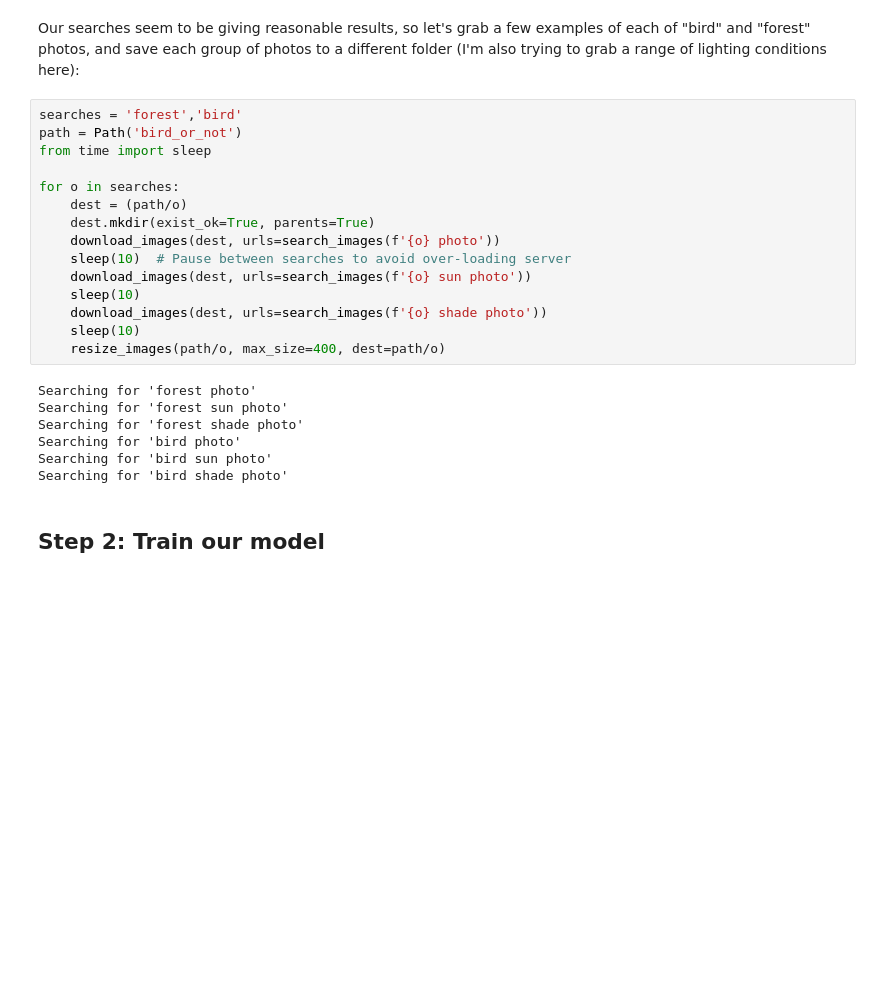
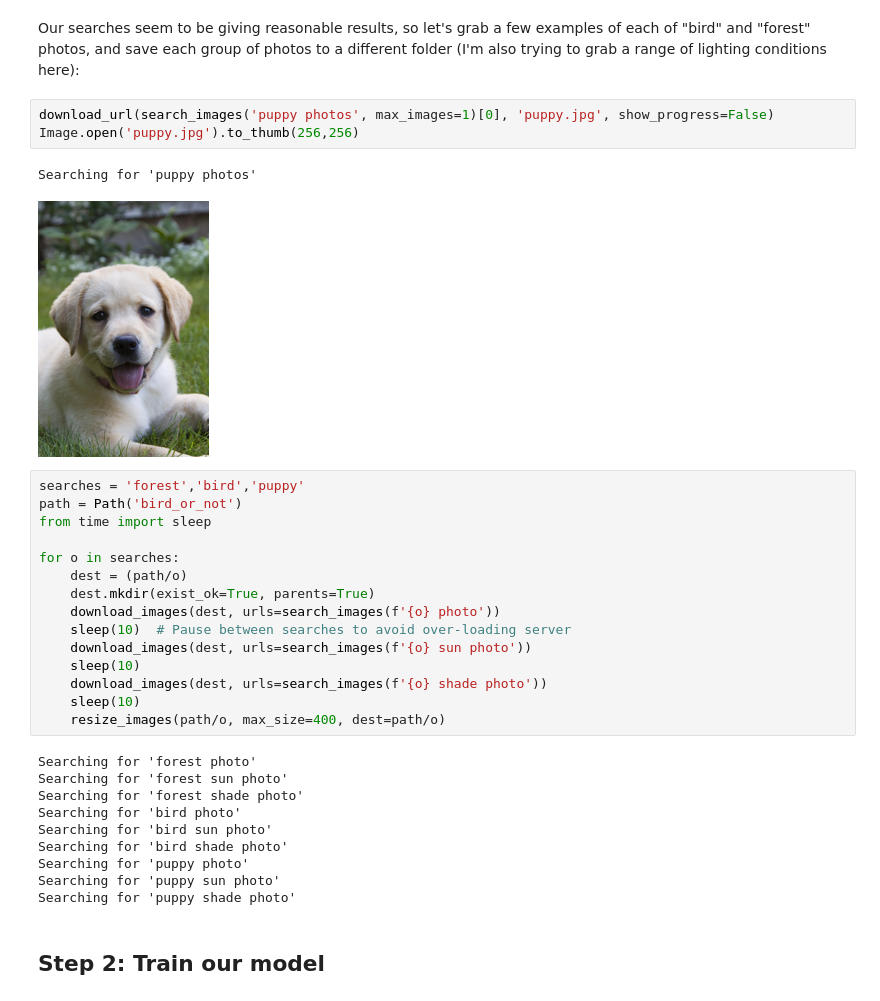
Before and after one commit to varunsudhakaran/Bird-Training-Model, a Jupyter notebook: model.ipynb, the cells around one changed output. Drawn from its saved outputs; the diff is of its cells as text; blank space fills up the shorter version.

Commit message:
Adding puppy category into model

```diff
--- a/model.ipynb
+++ b/model.ipynb
@@ -94,7 +94,13 @@ Searching for 'forest photos'
 # %% [markdown]
 Our searches seem to be giving reasonable results, so let's grab a few examples of each of "bird" and "forest" photos, and save each group of photos to a different folder (I'm also trying to grab a range of lighting conditions here):
+# %%
+download_url(search_images('puppy photos', max_images=1)[0], 'puppy.jpg', show_progress=False)
+Image.open('puppy.jpg').to_thumb(256,256)
+# %% [output]
+Searching for 'puppy photos'
+[figure, added]
 # %%
-searches = 'forest','bird'
+searches = 'forest','bird','puppy'
 path = Path('bird_or_not')
 from time import sleep
 
@@ -115,6 +121,9 @@ Searching for 'forest shade photo'
 Searching for 'bird photo'
 Searching for 'bird sun photo'
 Searching for 'bird shade photo'
+Searching for 'puppy photo'
+Searching for 'puppy sun photo'
+Searching for 'puppy shade photo'
 # %% [markdown]
 ## Step 2: Train our model
 # %% [markdown]
```
Also changed, not shown: parts of 6 cells of this notebook.
